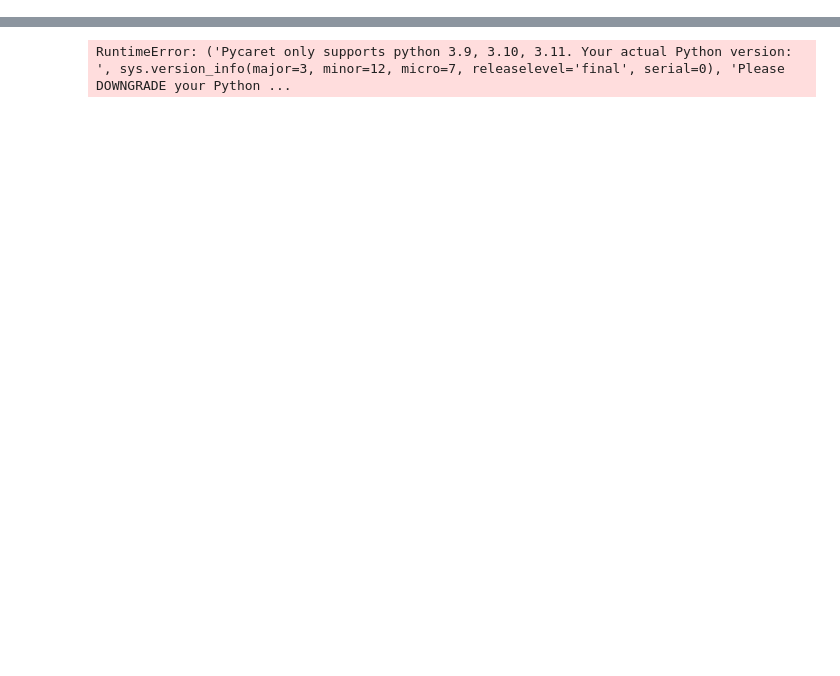
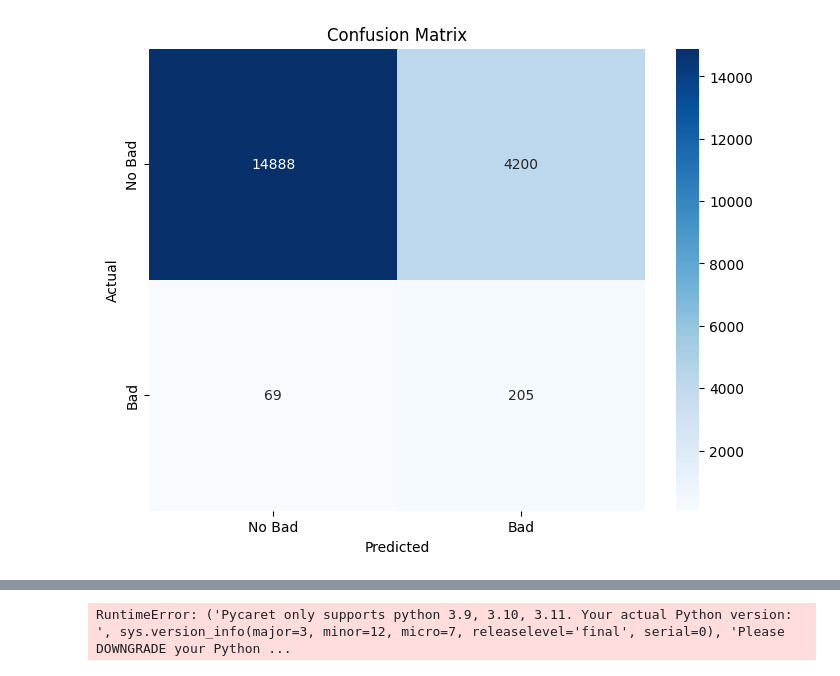
Before and after one commit to Harsh-BH/Convolve-3.0, a Jupyter notebook: notebooks/3_model_training.ipynb, the cells around one changed output, grey strips where cells are left out. Drawn from its saved outputs; the diff is of its cells as text; code cells hidden in the pictures; blank space fills up the shorter version.

```diff
--- a/notebooks/3_model_training.ipynb
+++ b/notebooks/3_model_training.ipynb
@@ -4,13 +4,11 @@ import pandas as pd
 import numpy as np
 from sklearn.model_selection import train_test_split
 from sklearn.metrics import roc_auc_score, classification_report, confusion_matrix
-from sklearn.model_selection import ParameterGrid
+import matplotlib.pyplot as plt
+import seaborn as sns
 from xgboost import XGBClassifier
 from joblib import dump
-from tqdm import tqdm
-import matplotlib.pyplot as plt
-import seaborn as sns
-import xgboost as xgb
+
 
 # Load the processed development dataset
 dev_data_path = "/home/harsh/Hackathons/Convolve/data/dev/Dev_data_to_be_shared.csv"
@@ -26,49 +24,49 @@ X_train, X_val, y_train, y_val = train_test_split(X, y, test_size=0.2, random_st
 # Handle class imbalance using XGBoost's built-in scale_pos_weight
 scale_pos_weight = len(y_train[y_train == 0]) / len(y_train[y_train == 1])
 
-# Define hyperparameter grid
-param_grid = {
-    "n_estimators": [100, 200],
-    "learning_rate": [0.01, 0.1],
-    "max_depth": [3, 5],
-    "subsample": [0.8, 1.0],
-    "colsample_bytree": [0.8, 1.0],
-    "reg_alpha": [0, 0.1],
-    "reg_lambda": [1, 10]
+# Define the best parameters
+best_params = {
+    'colsample_bytree': 1.0,
+    'learning_rate': 0.1,
+    'max_depth': 3,
+    'n_estimators': 100,
+    'reg_alpha': 0,
+    'reg_lambda': 10,
+    'subsample': 1.0
 }
 
-# Convert parameter grid to explicit combinations
-param_combinations = list(ParameterGrid(param_grid))
+# Train the model using the best parameters
+model = XGBClassifier(
+    objective="binary:logistic",
+    eval_metric="auc",
+    scale_pos_weight=scale_pos_weight,
+    use_label_encoder=False,
+    random_state=42,
+    **best_params
+)
+model.fit(X_train, y_train)
 
-# Initialize variables to store the best model and score
-best_model = None
-best_score = 0
-best_params = None
+# Predict probabilities and labels on the validation set
+y_val_pred_prob = model.predict_proba(X_val)[:, 1]
+y_val_pred = model.predict(X_val)
 
-# Progress bar for hyperparameter tuning
-for params in tqdm(param_combinations, desc="GridSearch Progress"):
-    # Create and train the model with the current set of parameters
-    model = XGBClassifier(
-        objective="binary:logistic",
-        eval_metric="auc",
-        scale_pos_weight=scale_pos_weight,
-        use_label_encoder=False,
-        random_state=42,
-        **params
-    )
-    model.fit(X_train, y_train)
+# Evaluate the model performance
+auc = roc_auc_score(y_val, y_val_pred_prob)
+print(f"AUC-ROC Score: {auc}\n")
 
-    # Predict probabilities on validation set
-    y_val_pred_prob = model.predict_proba(X_val)[:, 1]
-    auc = roc_auc_score(y_val, y_val_pred_prob)
+# Classification report
+print("Classification Report:")
+print(classification_report(y_val, y_val_pred))
 
-    # Update the best model if the current one is better
-    if auc > best_score:
-        best_model = model
-        best_score = auc
-        best_params = params
+# Confusion matrix
+conf_matrix = confusion_matrix(y_val, y_val_pred)
+plt.figure(figsize=(8, 6))
+sns.heatmap(conf_matrix, annot=True, fmt="d", cmap="Blues", xticklabels=["No Bad", "Bad"], yticklabels=["No Bad", "Bad"])
+plt.xlabel("Predicted")
+plt.ylabel("Actual")
+plt.title("Confusion Matrix")
+plt.show()
 
-# Print the best parameters and score
-print(f"Best Parameters: {best_params}")
-print(f"Best AUC-ROC Score: {best_score}")
+# Save the trained model
+dump(model, "best_xgb_model.joblib")
 # %% [output]
@@ -77,0 +87 @@ FileNotFoundError: [Errno 2] No such file or directory: './home/harsh/Hackathons
+[figure, added]
```
Also changed, not shown: parts of 6 cells of this notebook, 34 other files.
